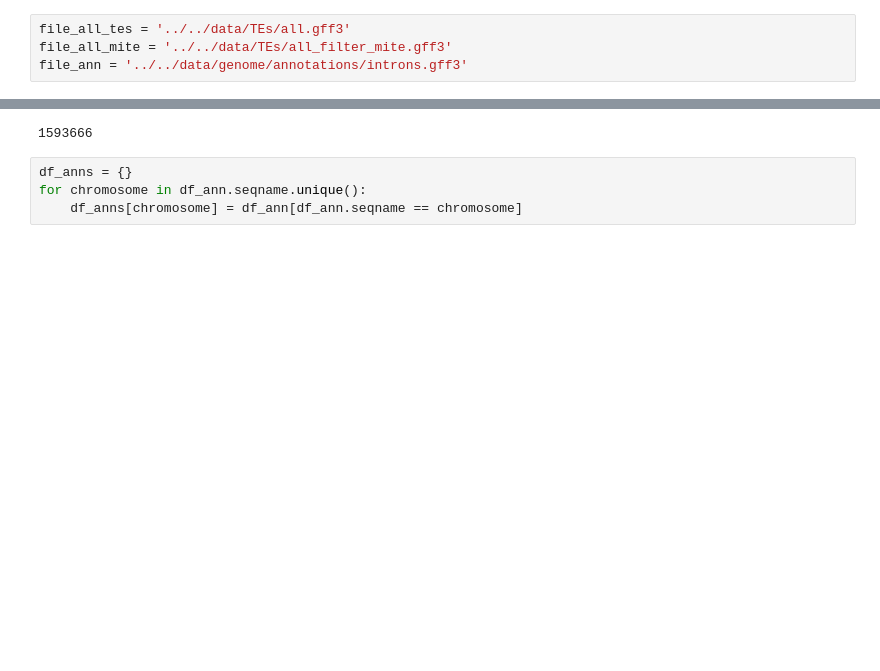
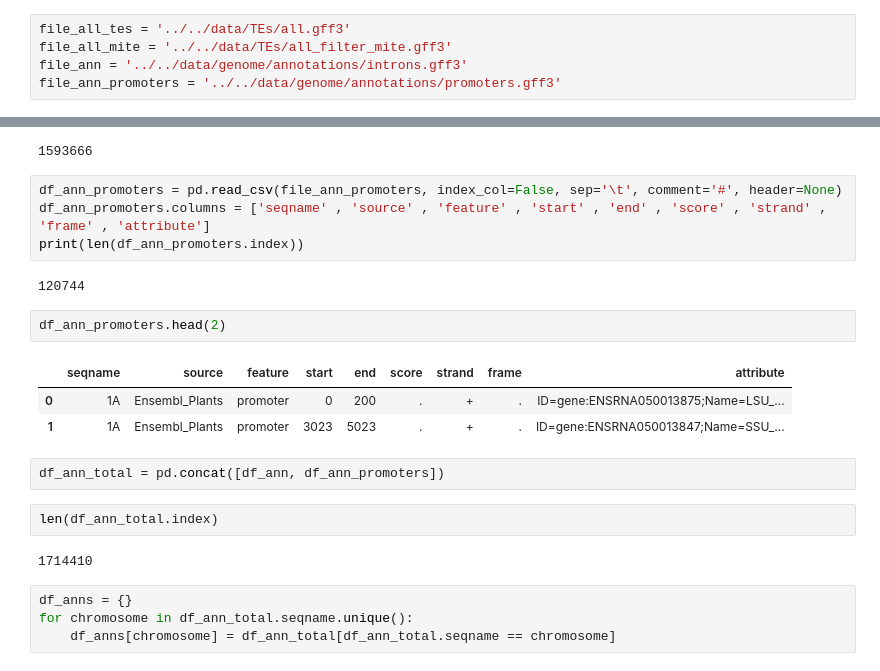
Before and after one commit to juancresc/mrcv, a Jupyter notebook: pipes/3/1_MITES.ipynb, the cells around one changed output, grey strips where cells are left out. Saved outputs shown, nothing was run; the diff lists cells and outputs as text; blank space fills up the shorter version.

```diff
--- a/pipes/3/1_MITES.ipynb
+++ b/pipes/3/1_MITES.ipynb
@@ -4,6 +6,7 @@ import pandas as pd
 file_all_tes = '../../data/TEs/all.gff3'
 file_all_mite = '../../data/TEs/all_filter_mite.gff3'
 file_ann = '../../data/genome/annotations/introns.gff3'
+file_ann_promoters = '../../data/genome/annotations/promoters.gff3'
 # %%
 df = pd.read_csv(file_all_tes, index_col=False, sep='\t', comment='#', header=None)
 df.columns = ['seqname' , 'source' , 'feature' , 'start' , 'end' , 'score' , 'strand' , 'frame' , 'attribute']
@@ -62,10 +65,28 @@ df_ann.head(4)
 print(len(df_ann.index))
 # %% [output]
 1593666
+# %%
+df_ann_promoters = pd.read_csv(file_ann_promoters, index_col=False, sep='\t', comment='#', header=None)
+df_ann_promoters.columns = ['seqname' , 'source' , 'feature' , 'start' , 'end' , 'score' , 'strand' , 'frame' , 'attribute']
+print(len(df_ann_promoters.index))
+# %% [output]
+120744
+# %%
+df_ann_promoters.head(2)
+# %% [output]
+|  | seqname | source | feature | start | end | score | strand | frame | attribute |
+| 0 | 1A | Ensembl_Plants | promoter | 0 | 200 | . | + | . | ID=gene:ENSRNA050013875;Name=LSU_... |
+| 1 | 1A | Ensembl_Plants | promoter | 3023 | 5023 | . | + | . | ID=gene:ENSRNA050013847;Name=SSU_... |
+# %%
+df_ann_total = pd.concat([df_ann, df_ann_promoters])
+# %%
+len(df_ann_total.index)
+# %% [output]
+1714410
 # %%
 df_anns = {}
-for chromosome in df_ann.seqname.unique():
-    df_anns[chromosome] = df_ann[df_ann.seqname == chromosome]
+for chromosome in df_ann_total.seqname.unique():
+    df_anns[chromosome] = df_ann_total[df_ann_total.seqname == chromosome]
 # %%
 millon = 1000000
 df_chr_pos = {}
```
Also changed, not shown: parts of 8 cells of this notebook, 4 other files.
